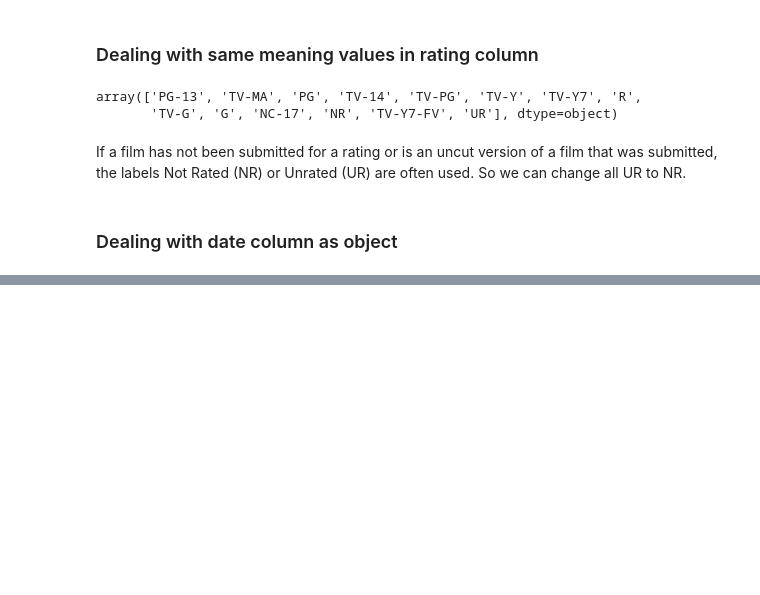
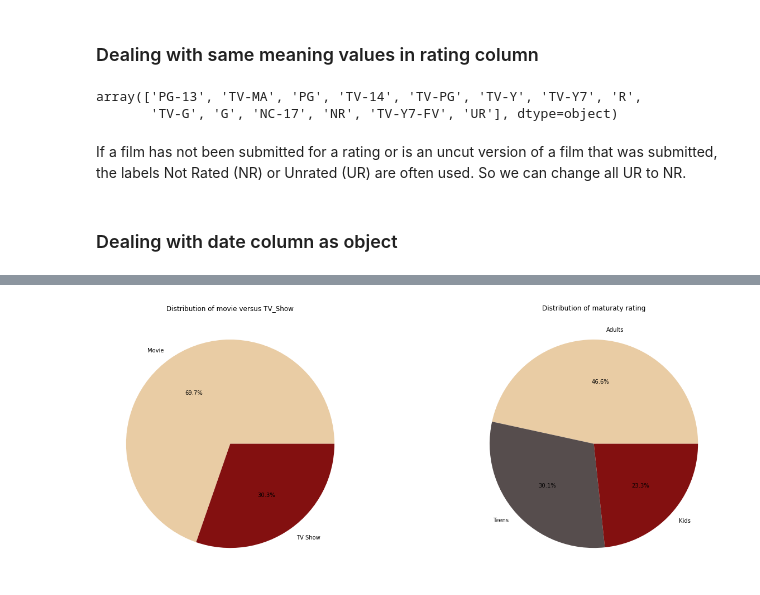
Before and after one commit to lalesafarzade/analysis-and-visualize, a Jupyter notebook: Data_cleaning/Netflix.ipynb, the cells around one changed output, grey strips where cells are left out. Drawn from its saved outputs; the diff is of its cells as text; code cells hidden in the pictures; blank space fills up the shorter version.

```diff
--- a/Data_cleaning/Netflix.ipynb
+++ b/Data_cleaning/Netflix.ipynb
@@ -183,0 +201,7 @@ netflix_df['title'].nunique()
+# %%
+# So we can fix some of country by looking at the director column:
+
+netflix_df.loc[netflix_df['director']=='Rajiv Chilaka','country']='India'
+netflix_df.loc[netflix_df['director']=='Suhas Kadav','country']='India'
+netflix_df.loc[netflix_df['director']=='Marcus Raboy','country']='United States'
+netflix_df.loc[netflix_df['director']=='Kunle Afolayan','country']='Nigeria'
@@ -183,0 +211,10 @@ netflix_df['title'].nunique()
+# %%
+def maturity_converter(x):
+    if x in ["TV-Y","TV-Y7","G","TV-G","PG","TV-PG"]:
+        return "Kids"
+    elif x in ["PG-13","TV-14"]:
+        return "Teens"
+    else:
+        return "Adults"
+# %%
+netflix_df['maturity_rating']= netflix_df['rating'].apply(maturity_converter)
@@ -183,0 +256,11 @@ netflix_df['title'].nunique()
+# %%
+type_df=netflix_df['type'].value_counts()
+rating_df=netflix_df['maturity_rating'].value_counts()
+fig, axes = plt.subplots(1,2, figsize=(20, 7))
+axes[0].pie(type_df,labels=type_df.index,autopct="%1.1f%%",colors=["#e9cca4","#831010"])
+axes[1].pie(rating_df,labels=rating_df.index,autopct="%1.1f%%",colors=["#e9cca4","#564d4d","#831010"])
+axes[0].title.set_text('Distribution of movie versus TV_Show')
+axes[1].title.set_text('Distribution of maturaty rating')
+plt.tight_layout()
+# %% [output]
+[figure, added]
```
Also changed, not shown: parts of 38 cells of this notebook.
